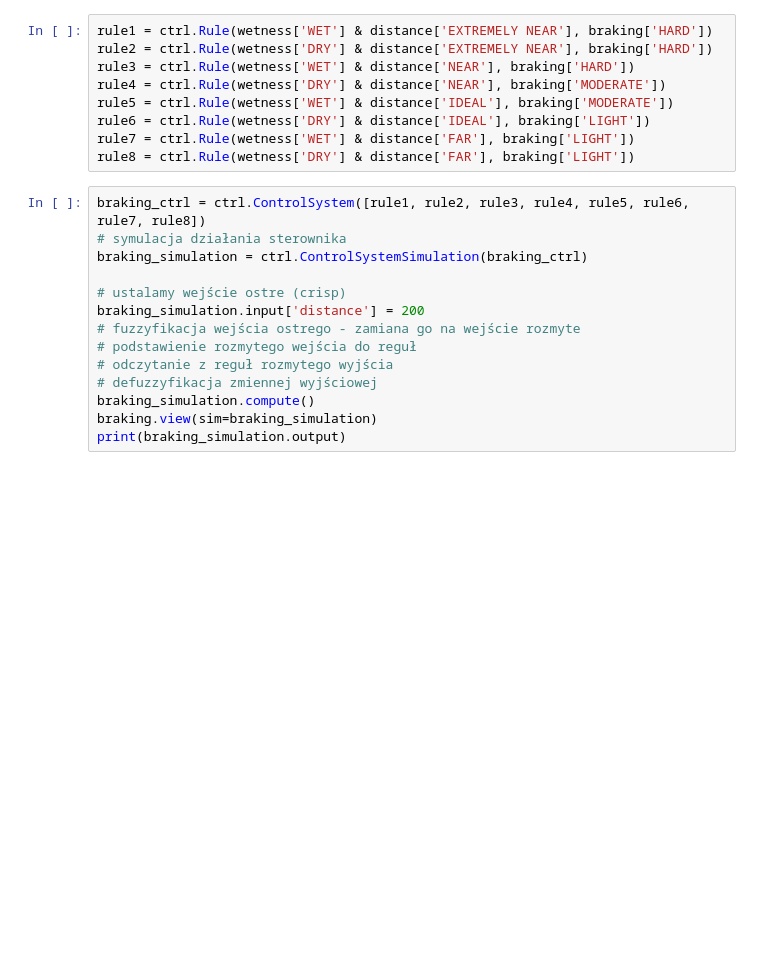
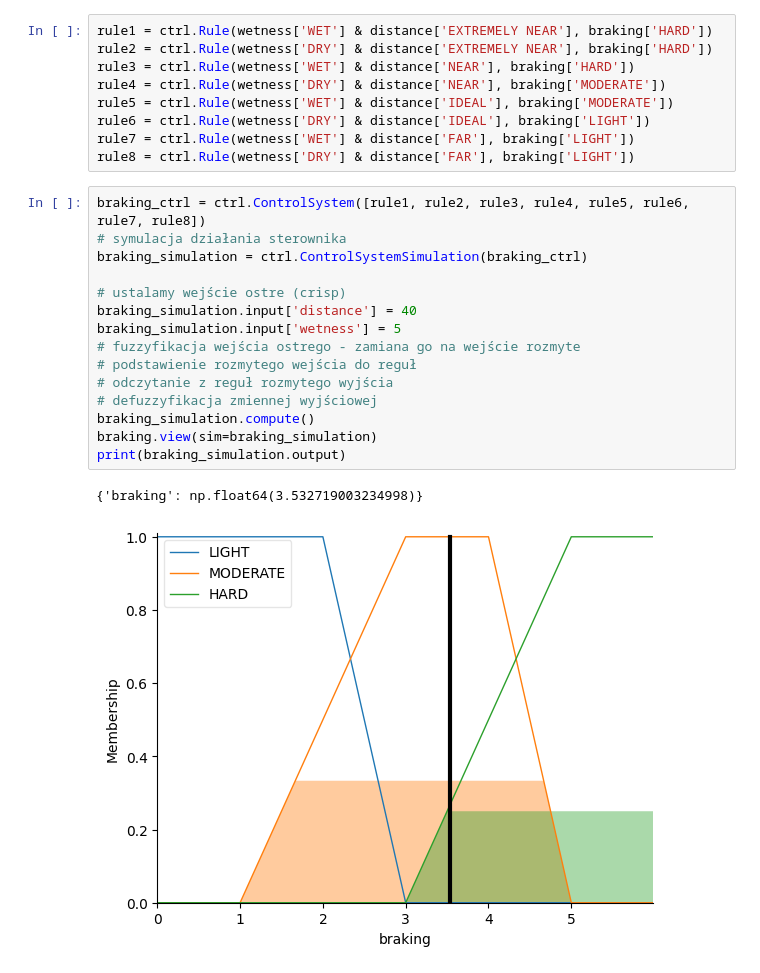
Before and after one commit to pppfkp/systemy_rozmyte, a Jupyter notebook: lab2/tipper.ipynb, the cells around one changed output. Saved outputs shown, nothing was run; the diff lists cells and outputs as text; blank space fills up the shorter version.

```diff
--- a/lab2/tipper.ipynb
+++ b/lab2/tipper.ipynb
@@ -127,14 +135,18 @@ rule8 = ctrl.Rule(wetness['DRY'] & distance['FAR'], braking['LIGHT'])
 # %%
 braking_ctrl = ctrl.ControlSystem([rule1, rule2, rule3, rule4, rule5, rule6, rule7, rule8])
 # symulacja działania sterownika
 braking_simulation = ctrl.ControlSystemSimulation(braking_ctrl)
 
 # ustalamy wejście ostre (crisp)
-braking_simulation.input['distance'] = 200
+braking_simulation.input['distance'] = 40
+braking_simulation.input['wetness'] = 5
 # fuzzyfikacja wejścia ostrego - zamiana go na wejście rozmyte
 # podstawienie rozmytego wejścia do reguł
 # odczytanie z reguł rozmytego wyjścia
 # defuzzyfikacja zmiennej wyjściowej
 braking_simulation.compute()
 braking.view(sim=braking_simulation)
 print(braking_simulation.output)
+# %% [output]
+{'braking': np.float64(3.532719003234998)}
+[figure, added]
```
Also changed, not shown: parts of 7 cells of this notebook.
